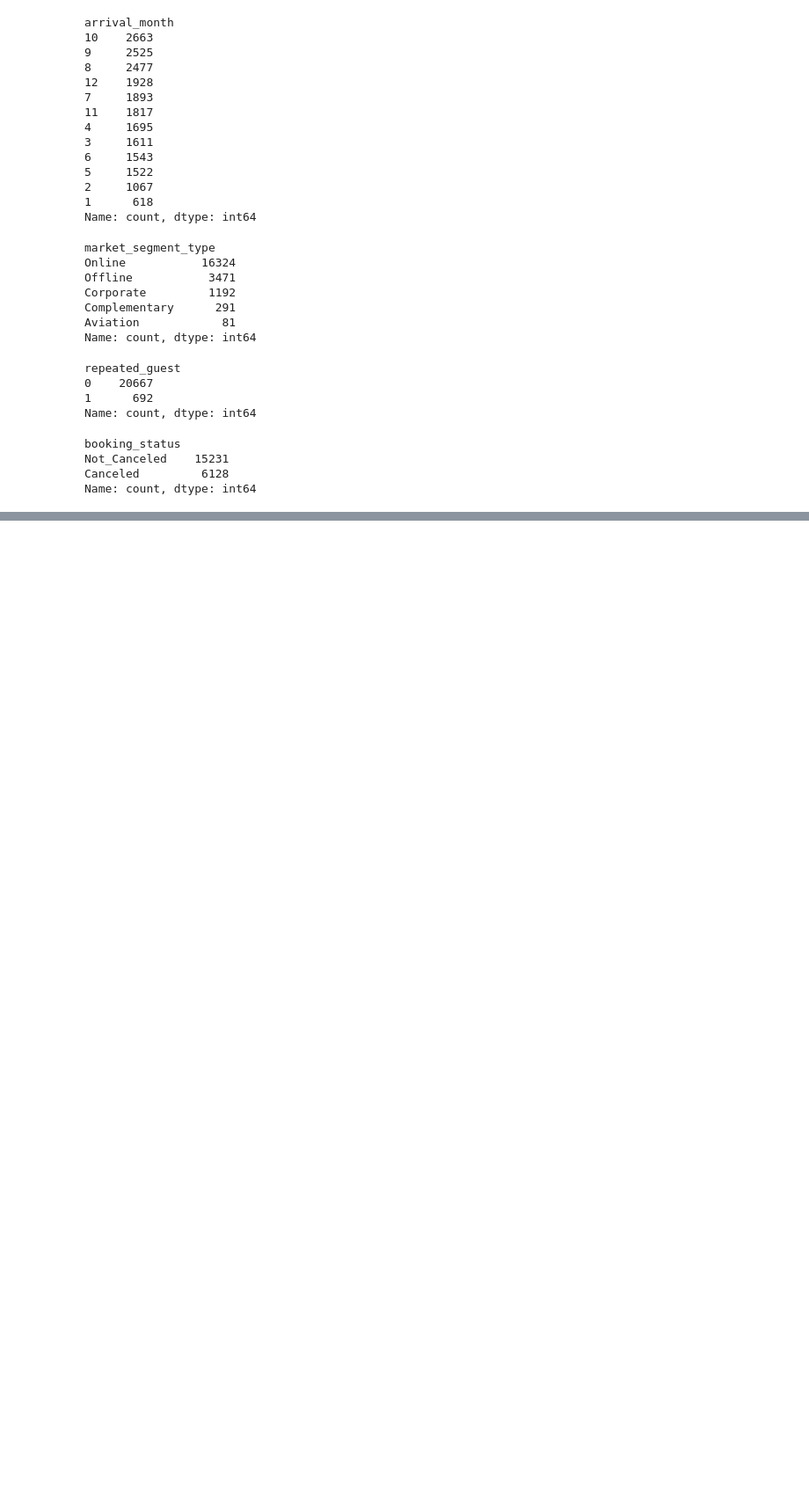
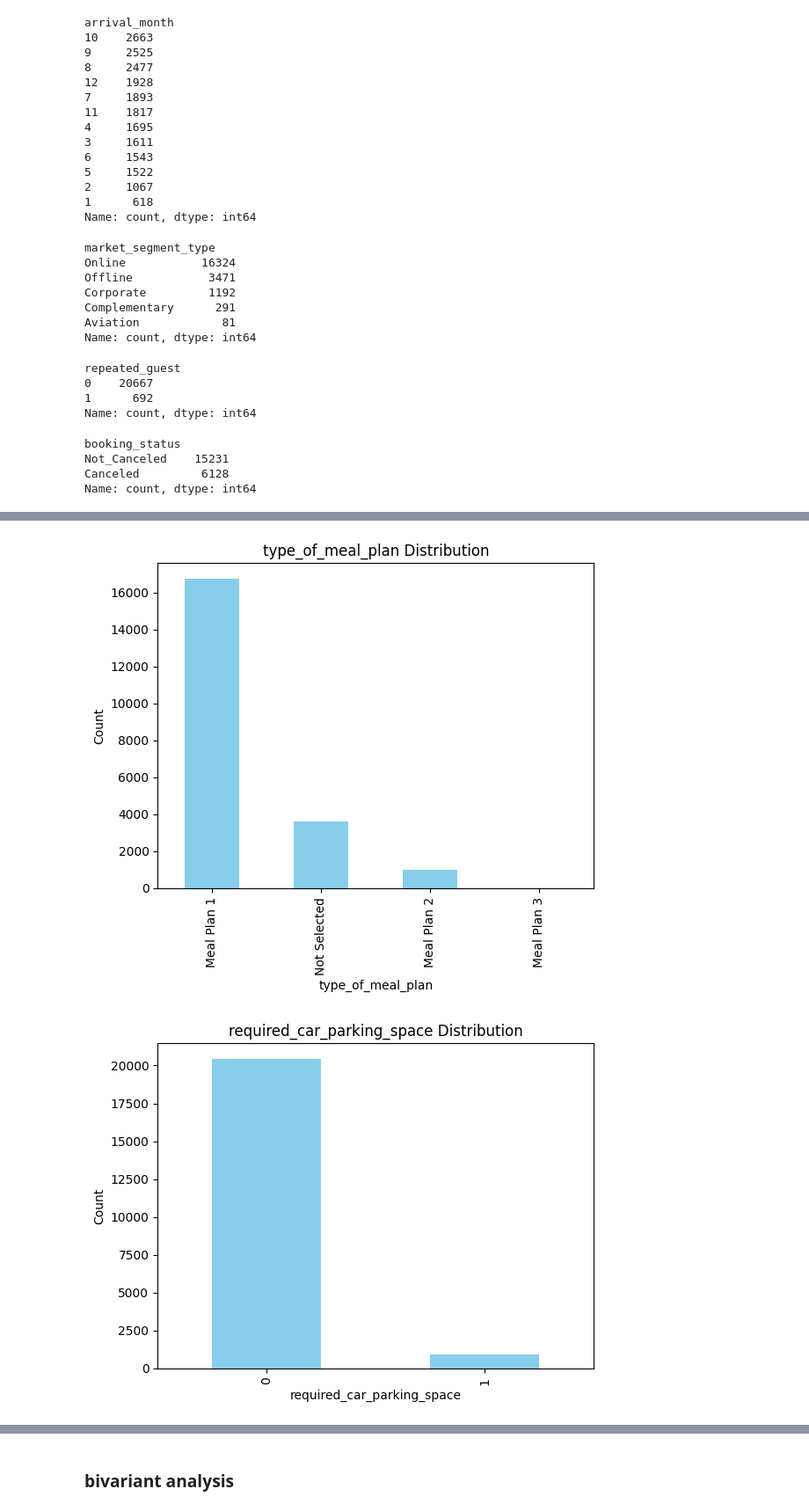
Before and after one commit to Vivek084c/MLOps_Hotel_Reservation_prediction, a Jupyter notebook: notebook/notebook.ipynb, the cells around one changed output, grey strips where cells are left out. Shown at 88% size. Drawn from its saved outputs; the diff is of its cells as text; code cells hidden in the pictures; blank space fills up the shorter version.

```diff
--- a/notebook/notebook.ipynb
+++ b/notebook/notebook.ipynb
@@ -243,0 +303,11 @@ Name: count, dtype: int64
+# %%
+for cat_features in cat_col:
+    plt.Figure(figsize=(10, 6))
+    data[cat_features].value_counts().plot(kind='bar', color='skyblue')
+    plt.title(f"{cat_features} Distribution")
+    plt.xlabel(cat_features)
+    plt.ylabel("Count")
+    plt.show()
+# %% [output]
+[figure, added]
+[figure, added]
@@ -243,0 +318,2 @@ Name: count, dtype: int64
+# %% [markdown]
+### bivariant analysis
```
Also changed, not shown: parts of 15 cells of this notebook.
